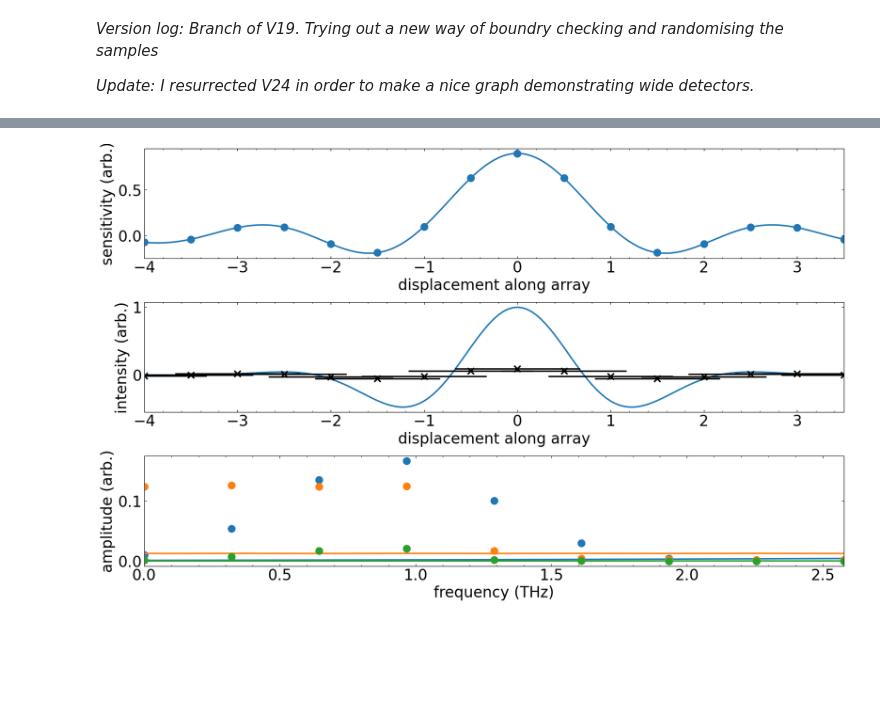
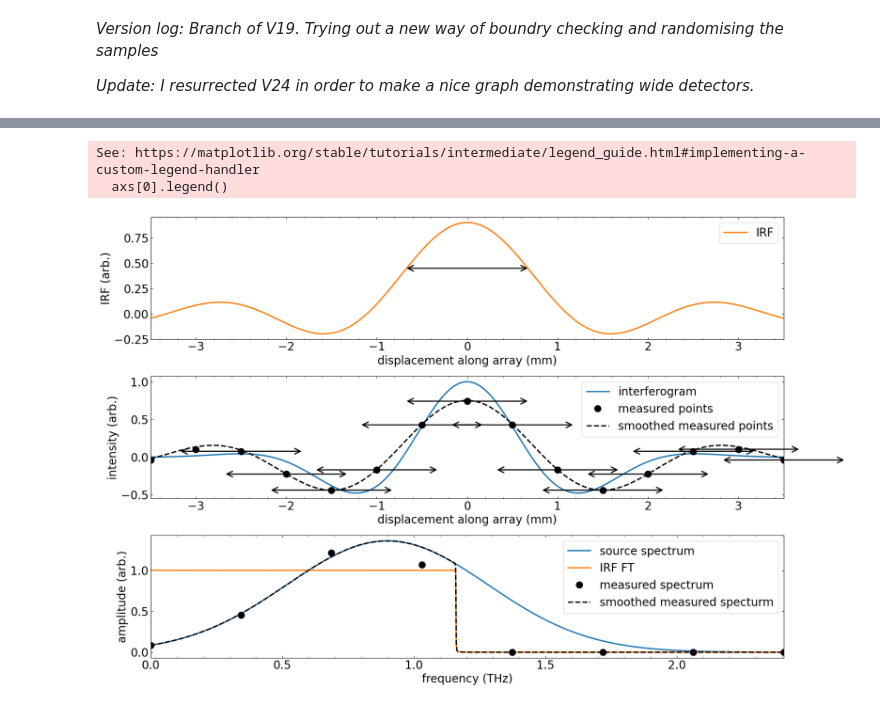
Before and after one commit to Jammi-Dodgers/THz-Compressed-Sensing, a Jupyter notebook: Compressed_Sensing24.ipynb, the cells around one changed output, grey strips where cells are left out. Drawn from its saved outputs; the diff is of its cells as text; code cells hidden in the pictures; blank space fills up the shorter version.

Commit message:
edited width and RIP graphs

```diff
--- a/Compressed_Sensing24.ipynb
+++ b/Compressed_Sensing24.ipynb
@@ -13,7 +13,7 @@ from scipy.constants import c as C
 from tqdm import tqdm
 import CS_functions as cs
 warnings.filterwarnings("ignore", category= ConvergenceWarning)
-plt.rcParams.update({'font.size':24, 'xtick.minor.visible': True, 'ytick.minor.visible': False,
+plt.rcParams.update({'font.size':20, 'xtick.minor.visible': True, 'ytick.minor.visible': False,
                      'xtick.direction': 'in', 'ytick.direction': 'in', "xtick.top": True, "ytick.right": True,
                      'lines.linewidth': 2.4, 'lines.markersize': 10.0, 'lines.markeredgewidth': 2.4})
 np.set_printoptions(threshold=sys.maxsize)
@@ -22,17 +22,18 @@ file_name = "1dmockanderrors17"
 file_type = ".csv"
 pixel_pitch = 0.5 # in mm
 theta = 200 # in arcmins
-total_points = 16
+total_points = 15
 central_freq = 0.9e12 # in Hz
 FWHM_freq = 0.9e12 # in Hz
 read_noise = 0.0
+smoothness = 150
 
 target = cs.generate_interferogram(total_points, pixel_pitch *1e-3, central_freq, FWHM_freq, theta /60, read_noise_sigma= read_noise)
 displacement = np.arange((1-total_points)//2, (1+total_points)//2, dtype= float)
 displacement *= pixel_pitch
-displacement = np.fft.fftshift(displacement)
+displacement = np.fft.ifftshift(displacement)
 
-target_smooth = cs.generate_interferogram(total_points*100, pixel_pitch *1e-4, central_freq, FWHM_freq, theta /60, read_noise_sigma= read_noise)
-displacement_smooth = np.arange((1-total_points*100)//2, (1+total_points*100)//2, dtype= float)
-displacement_smooth *= pixel_pitch * 1e-1
-displacement_smooth = np.fft.fftshift(displacement_smooth)
+target_smooth = cs.generate_interferogram(total_points*smoothness**2, pixel_pitch/smoothness *1e-3, central_freq, FWHM_freq, theta /60, read_noise_sigma= read_noise)
+displacement_smooth = np.arange((1-total_points*smoothness**2)//2, (1+total_points*smoothness**2)//2, dtype= float)
+displacement_smooth *= pixel_pitch /smoothness
+displacement_smooth = np.fft.ifftshift(displacement_smooth)
@@ -98,24 +70,33 @@ plt.show()
 # %%
 
-fig, axs = plt.subplots(3, 1, figsize= (20, 12), gridspec_kw= {"hspace": 0.4})
+fig, axs = plt.subplots(3, 1, figsize= (20, 14), gridspec_kw= {"hspace": 0.3})
 
-axs[0].plot(np.fft.ifftshift(displacement), np.fft.ifftshift(IRF), linestyle= "none", marker= "o", color= "tab:blue")
-axs[0].plot(np.fft.ifftshift(displacement_smooth), np.fft.ifftshift(IRF_smooth), color= "tab:blue")
-axs[0].annotate("", xy= (-IRF_FWHM/2, np.pi/base), xytext= (IRF_FWHM/2, np.pi/base), arrowprops= {"arrowstyle": "<->", "shrinkA": 0, "shrinkB": 0})
-axs[0].set(xlabel= "displacement along array", ylabel= "sensitivity (arb.)", xlim= (displacement.min(), displacement.max()))
+# axs[0].plot(np.fft.fftshift(displacement), np.fft.fftshift(IRF), linestyle= "none", marker= "o", color= "tab:blue", label= "resolvable IRF")
+axs[0].plot(np.fft.fftshift(displacement_smooth), np.fft.fftshift(IRF_smooth), color= "tab:orange", label= "IRF")
+axs[0].annotate("", xy= (-IRF_FWHM/2, K_FWHM/2), xytext= (IRF_FWHM/2, K_FWHM/2), arrowprops= {"arrowstyle": "<->", "shrinkA": 0, "shrinkB": 0, "linewidth": 2, "mutation_scale": 25}, label= "diode width")
+axs[0].set(xlabel= "displacement along array (mm)", ylabel= "IRF (arb.)", xlim= (displacement.min(), displacement.max()))
+axs[0].legend()
 
-axs[1].plot(np.fft.ifftshift(displacement_smooth), target_smooth, color= "tab:blue")
-axs[1].errorbar(np.fft.ifftshift(displacement), convol, xerr= IRF_FWHM/2, color= "k", linestyle= "none", marker= "x")
-axs[1].set(xlabel= "displacement along array", ylabel= "intensity (arb.)", xlim= (displacement.min(), displacement.max()))
+axs[1].plot(np.fft.fftshift(displacement_smooth), target_smooth, color= "tab:blue", label= "interferogram")
+axs[1].plot(np.fft.fftshift(displacement), convol, color= "k", linestyle= "none", marker= "o", label= "measured points")
+for x, I in zip(np.fft.fftshift(displacement), convol):
+    axs[1].annotate("", xy= (x -IRF_FWHM/2, I), xytext= (x +IRF_FWHM/2, I), arrowprops= {"arrowstyle": "<->", "shrinkA": 0, "shrinkB": 0, "linewidth": 2, "mutation_scale": 25})
 
-axs[2].plot(freqs, target_spec, linestyle= "none", marker= "o", color= "tab:blue")
-axs[2].plot(freqs_smooth, target_smooth_spec, color= "tab:blue")
-axs[2].plot(freqs, IRF_spec, linestyle= "none", marker= "o", color= "tab:orange")
-axs[2].plot(freqs_smooth, IRF_smooth_spec, color= "tab:orange")
-axs[2].plot(freqs, convol_spec, linestyle= "none", marker= "o", color= "tab:green")
-axs[2].plot(freqs_smooth, convol_smooth_spec, color= "tab:green")
+axs[1].plot(np.fft.fftshift(displacement_smooth), convol_smooth, color= "k", linestyle= "--", label= "smoothed measured points")
+axs[1].set(xlabel= "displacement along array (mm)", ylabel= "intensity (arb.)", xlim= (displacement.min(), displacement.max()))
+axs[1].legend()
+
+#axs[2].plot(freqs, target_spec, linestyle= "none", marker= "o", color= "tab:blue", label= "resolvable source spectrum")
+axs[2].plot(freqs_smooth, target_smooth_spec, color= "tab:blue", label= "source spectrum")
+#axs[2].plot(freqs, IRF_spec, linestyle= "none", marker= "o", color= "tab:orange", label= "resolvable IRF FT")
+axs[2].plot(freqs_smooth, IRF_smooth_spec, color= "tab:orange", label= "IRF FT")
+axs[2].plot(freqs, convol_spec, linestyle= "none", marker= "o", color= "k", label= "measured spectrum")
+axs[2].plot(freqs_smooth, convol_smooth_spec, color= "k", linestyle= "--", label= "smoothed measured specturm")
 axs[2].set(xlabel= "frequency (THz)", ylabel= "amplitude (arb.)", xlim= (freqs.min(), freqs.max()))
+axs[2].legend()
 
 plt.show()
 # %% [output]
+See: https://matplotlib.org/stable/tutorials/intermediate/legend_guide.html#implementing-a-custom-legend-handler
+  axs[0].legend()
-[figure, old version]
+[figure, new version]
```
Also changed, not shown: parts of 4 cells of this notebook, 4 other files.
